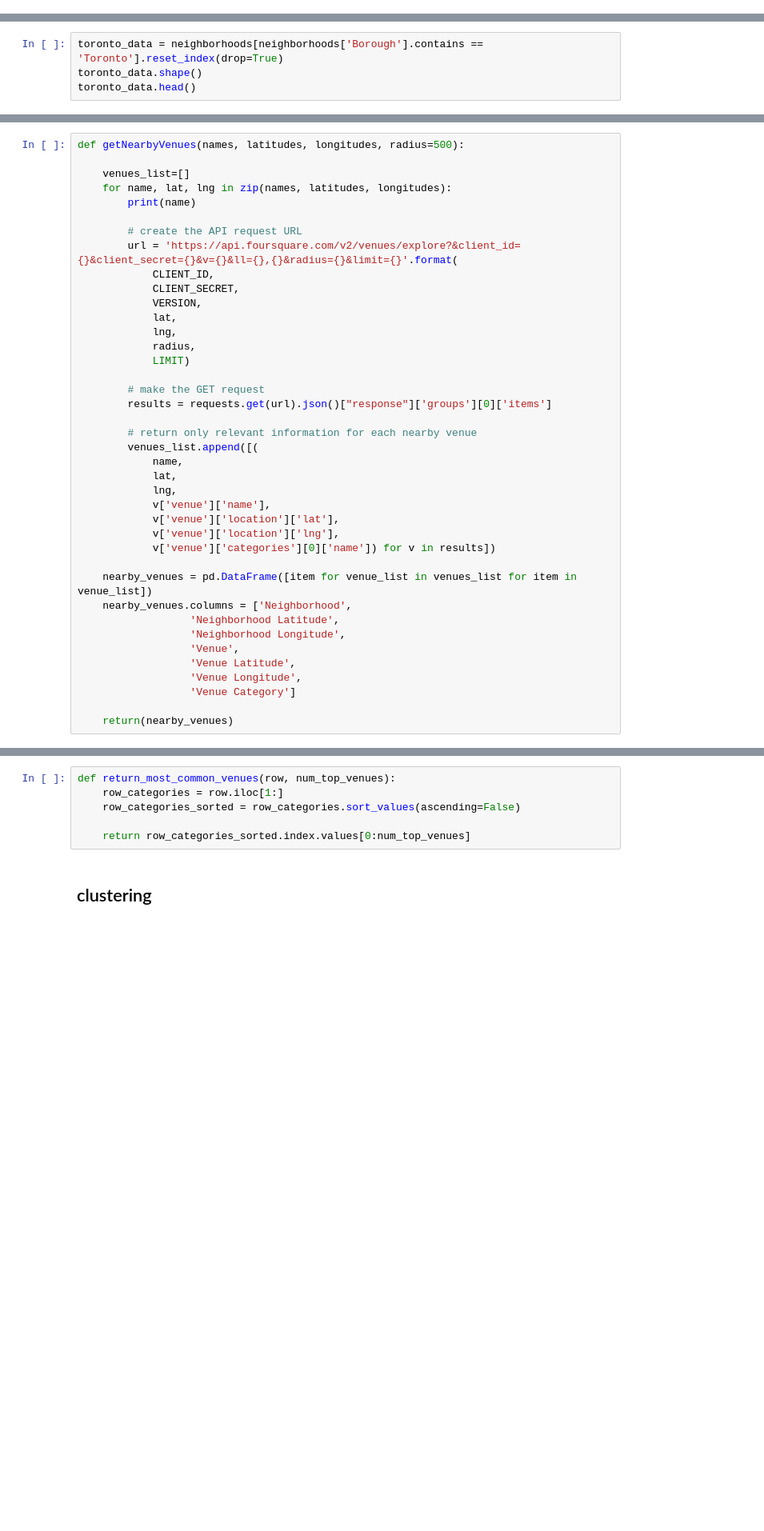
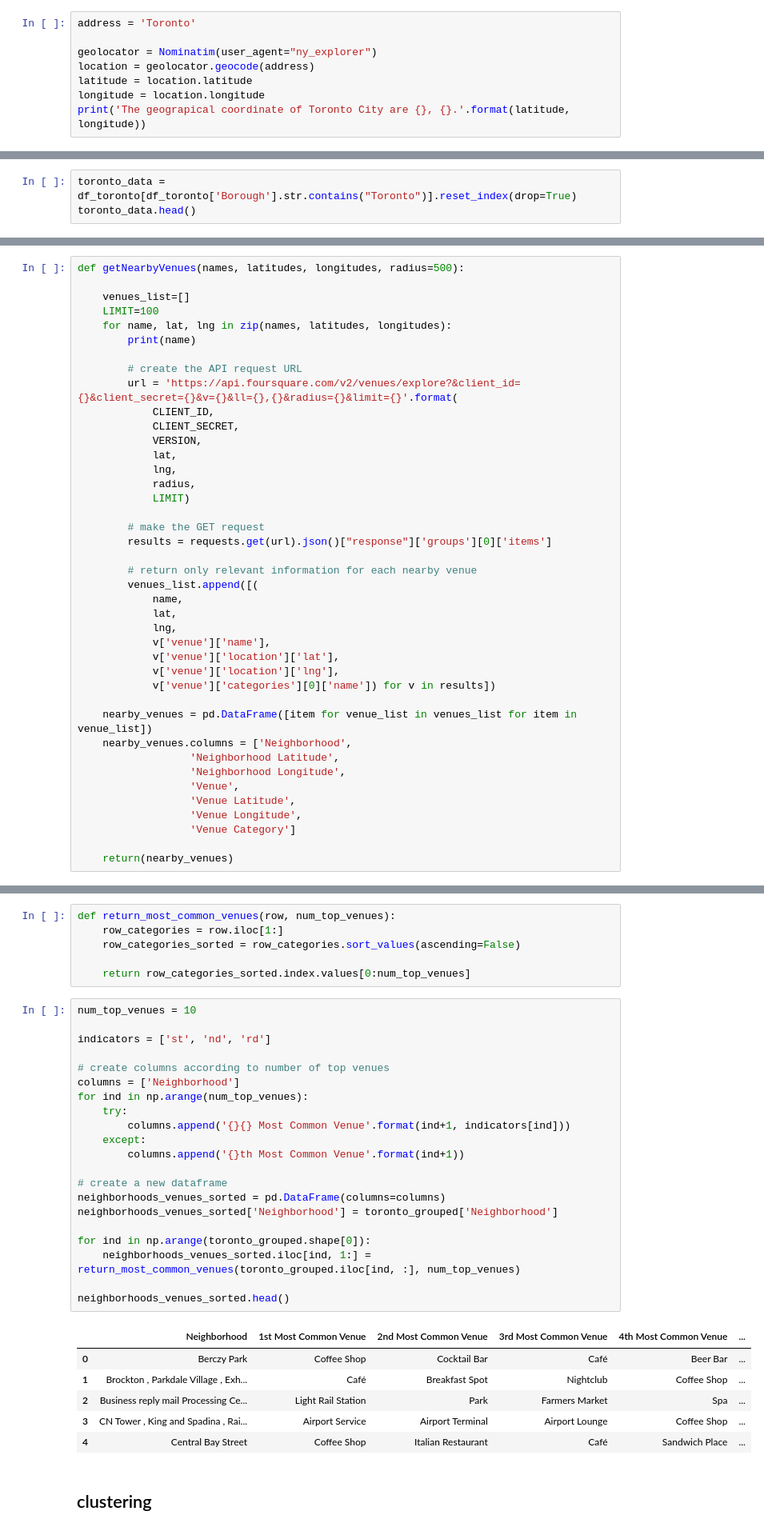
Before and after one commit to prrohith/Coursera_capstone_project1, a Jupyter notebook: Neighborhood of Toronto.ipynb, the cells around one changed output, grey strips where cells are left out. Shown: that part at 80% size. Cells and saved outputs as stored; diff of their text form; blank space fills up the shorter version.

```diff
--- a/Neighborhood of Toronto.ipynb
+++ b/Neighborhood of Toronto.ipynb
@@ -114,3 +130,11 @@ df_toronto.head(5)
 | 4 | M1H | Scarborough | Cedarbrae | 43.773136 | -79.239476 |
 # %% [markdown]
 ## Question-3: Explore and cluster the neighborhoods in Toronto. Working with only boroughs that contain the word Toronto
+# %%
+address = 'Toronto'
+
+geolocator = Nominatim(user_agent="ny_explorer")
+location = geolocator.geocode(address)
+latitude = location.latitude
+longitude = location.longitude
+print('The geograpical coordinate of Toronto City are {}, {}.'.format(latitude, longitude))
@@ -136,4 +164,3 @@ map_toronto
 # %%
-toronto_data = neighborhoods[neighborhoods['Borough'].contains == 'Toronto'].reset_index(drop=True)
-toronto_data.shape()
+toronto_data = df_toronto[df_toronto['Borough'].str.contains("Toronto")].reset_index(drop=True)
 toronto_data.head()
@@ -149,6 +191,7 @@ print('CLIENT_SECRET:' + CLIENT_SECRET)
 def getNearbyVenues(names, latitudes, longitudes, radius=500):
 
     venues_list=[]
+    LIMIT=100
     for name, lat, lng in zip(names, latitudes, longitudes):
         print(name)
 
@@ -226,6 +333,34 @@ def return_most_common_venues(row, num_top_venues):
     row_categories_sorted = row_categories.sort_values(ascending=False)
 
     return row_categories_sorted.index.values[0:num_top_venues]
+# %%
+num_top_venues = 10
+
+indicators = ['st', 'nd', 'rd']
+
+# create columns according to number of top venues
+columns = ['Neighborhood']
+for ind in np.arange(num_top_venues):
+    try:
+        columns.append('{}{} Most Common Venue'.format(ind+1, indicators[ind]))
+    except:
+        columns.append('{}th Most Common Venue'.format(ind+1))
+
+# create a new dataframe
+neighborhoods_venues_sorted = pd.DataFrame(columns=columns)
+neighborhoods_venues_sorted['Neighborhood'] = toronto_grouped['Neighborhood']
+
+for ind in np.arange(toronto_grouped.shape[0]):
+    neighborhoods_venues_sorted.iloc[ind, 1:] = return_most_common_venues(toronto_grouped.iloc[ind, :], num_top_venues)
+
+neighborhoods_venues_sorted.head()
+# %% [output]
+|  | Neighborhood | 1st Most Common Venue | 2nd Most Common Venue | 3rd Most Common Venue | 4th Most Common Venue | ... |
+| 0 | Berczy Park | Coffee Shop | Cocktail Bar | Café | Beer Bar | ... |
+| 1 | Brockton , Parkdale Village , Exh... | Café | Breakfast Spot | Nightclub | Coffee Shop | ... |
+| 2 | Business reply mail Processing Ce... | Light Rail Station | Park | Farmers Market | Spa | ... |
+| 3 | CN Tower , King and Spadina , Rai... | Airport Service | Airport Terminal | Airport Lounge | Coffee Shop | ... |
+| 4 | Central Bay Street | Coffee Shop | Italian Restaurant | Café | Sandwich Place | ... |
 # %% [markdown]
 ## clustering
 # %%
```
Also changed, not shown: parts of 14 cells of this notebook.
